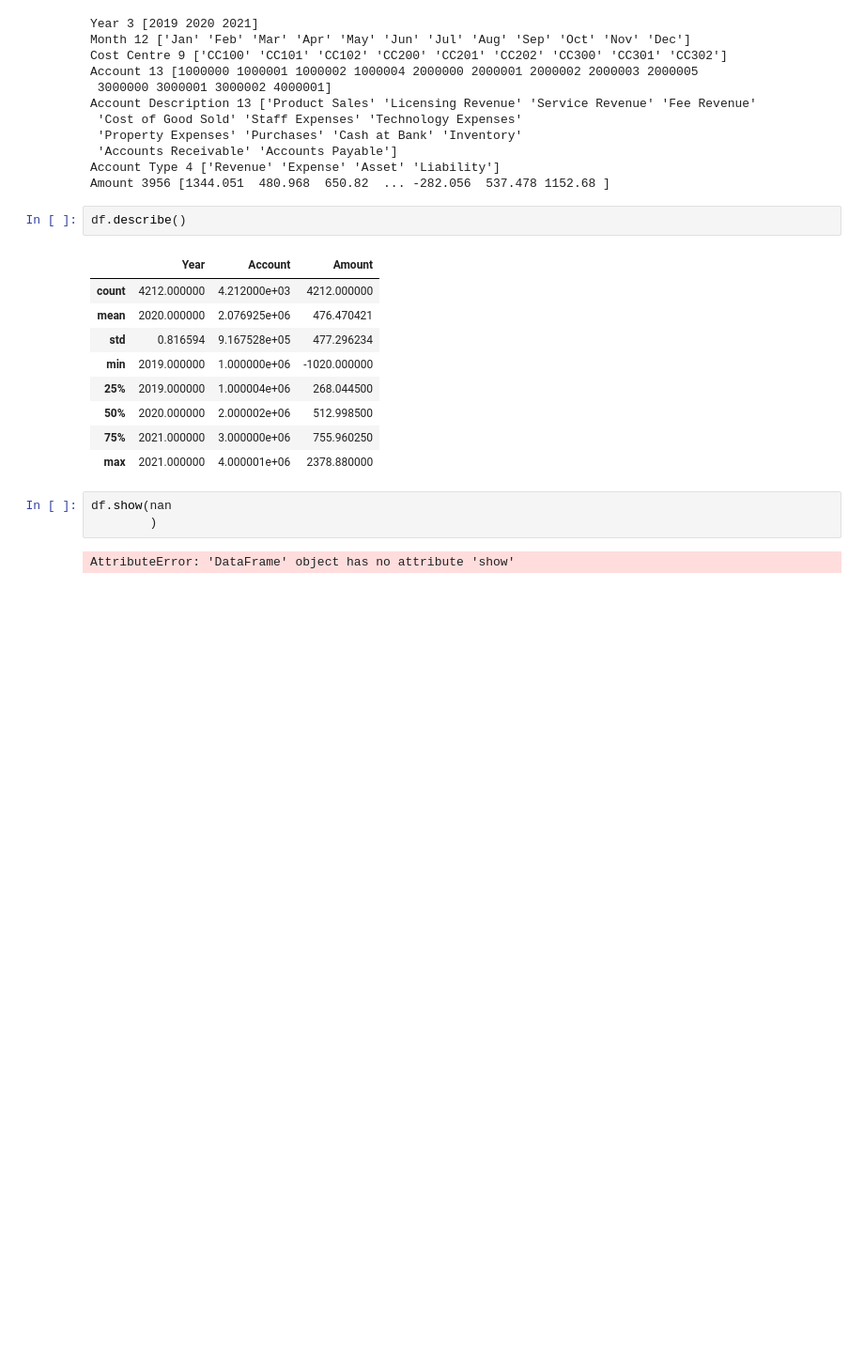
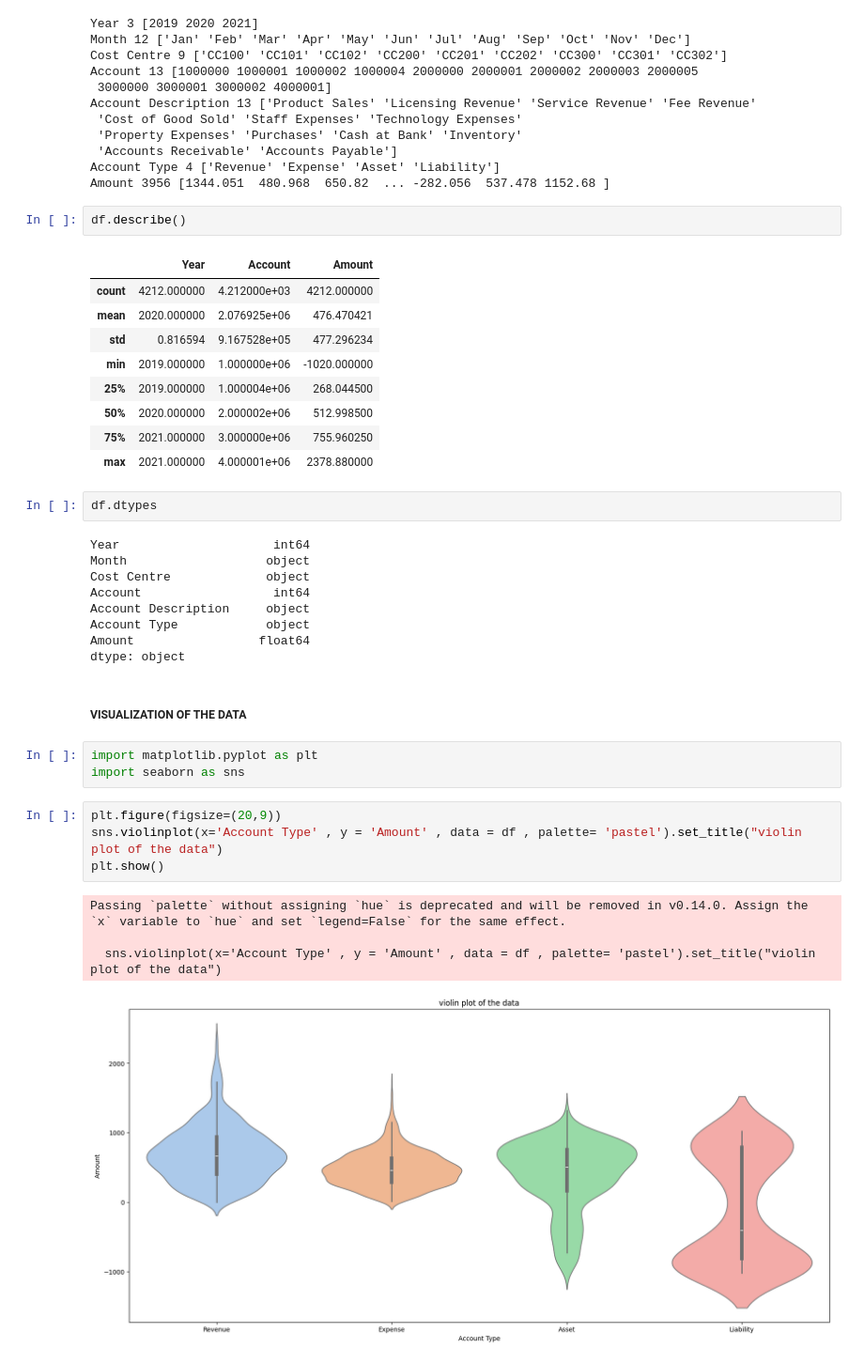
Before and after one commit to ShardulMore112/ml_overall_sklearn, a Jupyter notebook: exploratory_data_analysis/eda.ipynb, the cells around one changed output. Shown: that part at 94% size. Drawn from its saved outputs; the diff is of its cells as text; blank space fills up the shorter version.

```diff
--- a/exploratory_data_analysis/eda.ipynb
+++ b/exploratory_data_analysis/eda.ipynb
@@ -87,7 +87,27 @@ df.describe()
 | 75% | 2021.000000 | 3.000000e+06 | 755.960250 |
 | max | 2021.000000 | 4.000001e+06 | 2378.880000 |
 # %%
-df.show(nan
-        )
+df.dtypes
 # %% [output]
-AttributeError: 'DataFrame' object has no attribute 'show'
+Year                     int64
+Month                   object
+Cost Centre             object
+Account                  int64
+Account Description     object
+Account Type            object
+Amount                 float64
+dtype: object
+# %% [markdown]
+##### VISUALIZATION OF THE DATA
+# %%
+import matplotlib.pyplot as plt
+import seaborn as sns
+# %%
+plt.figure(figsize=(20,9))
+sns.violinplot(x='Account Type' , y = 'Amount' , data = df , palette= 'pastel').set_title("violin plot of the data")
+plt.show()
+# %% [output]
+Passing `palette` without assigning `hue` is deprecated and will be removed in v0.14.0. Assign the `x` variable to `hue` and set `legend=False` for the same effect.
+
+  sns.violinplot(x='Account Type' , y = 'Amount' , data = df , palette= 'pastel').set_title("violin plot of the data")
+[figure, added]
```
Also changed, not shown: parts of 5 cells of this notebook.
